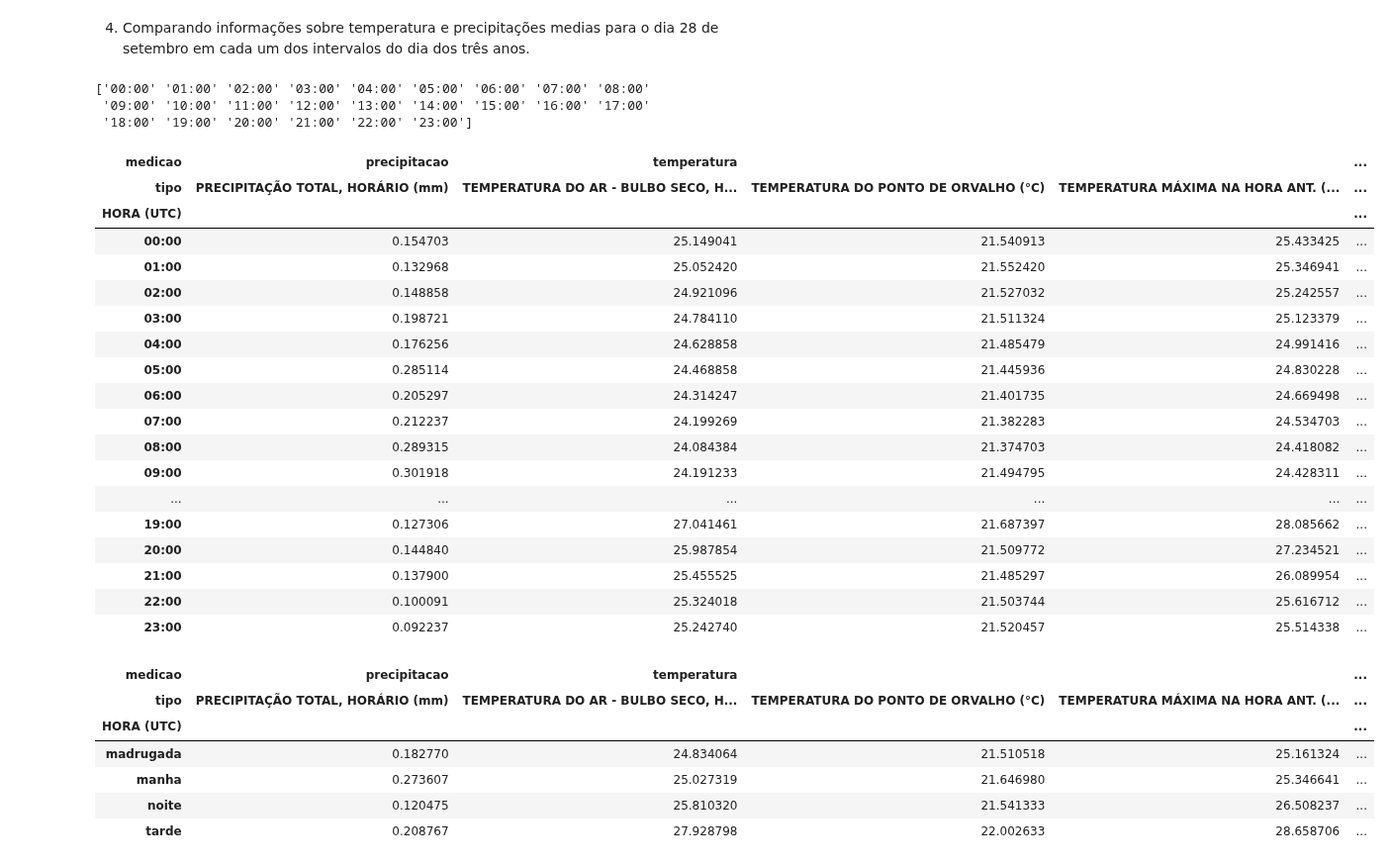
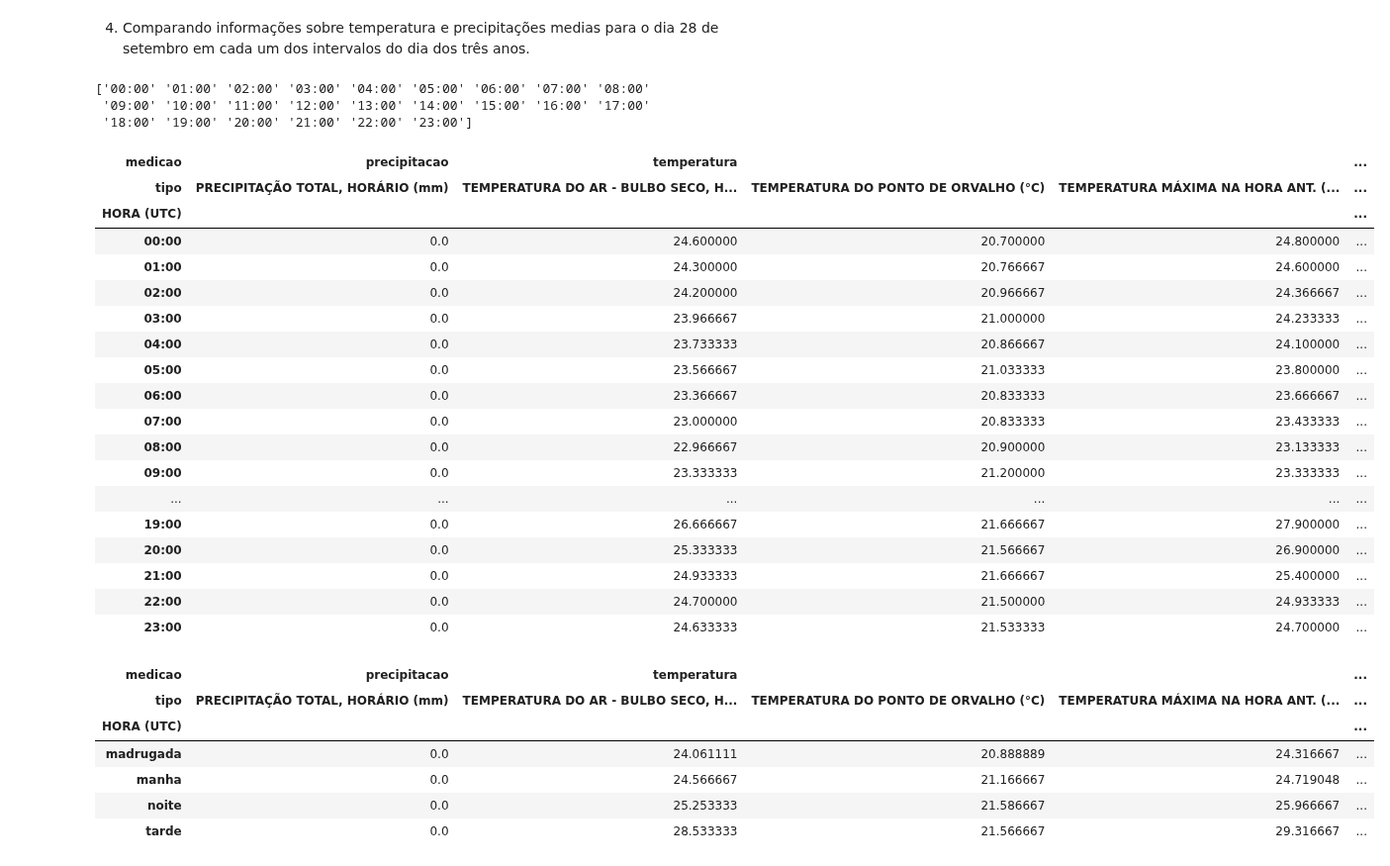
Before and after one commit to everaldina/Trilha_Python, a Jupyter notebook: dev-Everaldina/PI-007.ipynb, the cells around one changed output. Shown at 99% size. Saved outputs shown, nothing was run; the diff lists cells and outputs as text; code cells hidden in the pictures.

Commit message:
fix P007 selecionando 28 de setembro

```diff
--- a/dev-Everaldina/PI-007.ipynb
+++ b/dev-Everaldina/PI-007.ipynb
@@ -419,43 +419,48 @@ precipitao_temp_estacao
 # %%
 # vendo valores de hora
 print(estacao_ssa['HORA (UTC)'].unique())
 
 # criando diciionario para mapear as horas
 horario = {'00:00': 'madrugada', '01:00': 'madrugada', '02:00': 'madrugada', '03:00': 'madrugada', '04:00': 'madrugada', '05:00': 'madrugada',
            '06:00': 'manha', '07:00': 'manha', '08:00': 'manha', '09:00': 'manha', '10:00': 'manha', '11:00': 'manha', '12:00': 'manha',
            '13:00': 'tarde', '14:00': 'tarde', '15:00': 'tarde', '16:00': 'tarde', '17:00': 'tarde', '18:00': 'tarde',
            '19:00': 'noite', '20:00': 'noite', '21:00': 'noite', '22:00': 'noite', '23:00': 'noite'}
 
+
+# pegando dia 28 de setembro de cada ano
+estacao_ssa_28_09 = estacao_ssa.query('mes == 9 and dia == 28')
+
+
 # agrupando por hora
-temp_hora = estacao_ssa.groupby('HORA (UTC)')['temperatura'].mean()
-precipitacao_hora = estacao_ssa.groupby('HORA (UTC)')['precipitacao'].mean()
+temp_hora = estacao_ssa_28_09.groupby('HORA (UTC)')['temperatura'].mean()
+precipitacao_hora = estacao_ssa_28_09.groupby('HORA (UTC)')['precipitacao'].mean()
 
 # concatenando os dataframes
 precipitacao_temp_hora = pd.concat([precipitacao_hora, temp_hora], axis=1)
 precipitacao_temp_hora
 # %% [output]
 ['00:00' '01:00' '02:00' '03:00' '04:00' '05:00' '06:00' '07:00' '08:00'
  '09:00' '10:00' '11:00' '12:00' '13:00' '14:00' '15:00' '16:00' '17:00'
  '18:00' '19:00' '20:00' '21:00' '22:00' '23:00']
 | medicao | precipitacao | temperatura |  |  | ... |
 | tipo | PRECIPITAÇÃO TOTAL, HORÁRIO (mm) | TEMPERATURA DO AR - BULBO SECO, H... | TEMPERATURA DO PONTO DE ORVALHO (°C) | TEMPERATURA MÁXIMA NA HORA ANT. (... | ... |
 | HORA (UTC) |  |  |  |  | ... |
-| 00:00 | 0.154703 | 25.149041 | 21.540913 | 25.433425 | ... |
-| 01:00 | 0.132968 | 25.052420 | 21.552420 | 25.346941 | ... |
-| 02:00 | 0.148858 | 24.921096 | 21.527032 | 25.242557 | ... |
-| 03:00 | 0.198721 | 24.784110 | 21.511324 | 25.123379 | ... |
-| 04:00 | 0.176256 | 24.628858 | 21.485479 | 24.991416 | ... |
-| 05:00 | 0.285114 | 24.468858 | 21.445936 | 24.830228 | ... |
-| 06:00 | 0.205297 | 24.314247 | 21.401735 | 24.669498 | ... |
-| 07:00 | 0.212237 | 24.199269 | 21.382283 | 24.534703 | ... |
-| 08:00 | 0.289315 | 24.084384 | 21.374703 | 24.418082 | ... |
-| 09:00 | 0.301918 | 24.191233 | 21.494795 | 24.428311 | ... |
+| 00:00 | 0.0 | 24.600000 | 20.700000 | 24.800000 | ... |
+| 01:00 | 0.0 | 24.300000 | 20.766667 | 24.600000 | ... |
+| 02:00 | 0.0 | 24.200000 | 20.966667 | 24.366667 | ... |
+| 03:00 | 0.0 | 23.966667 | 21.000000 | 24.233333 | ... |
+| 04:00 | 0.0 | 23.733333 | 20.866667 | 24.100000 | ... |
+| 05:00 | 0.0 | 23.566667 | 21.033333 | 23.800000 | ... |
+| 06:00 | 0.0 | 23.366667 | 20.833333 | 23.666667 | ... |
+| 07:00 | 0.0 | 23.000000 | 20.833333 | 23.433333 | ... |
+| 08:00 | 0.0 | 22.966667 | 20.900000 | 23.133333 | ... |
+| 09:00 | 0.0 | 23.333333 | 21.200000 | 23.333333 | ... |
 | ... | ... | ... | ... | ... | ... |
-| 19:00 | 0.127306 | 27.041461 | 21.687397 | 28.085662 | ... |
-| 20:00 | 0.144840 | 25.987854 | 21.509772 | 27.234521 | ... |
-| 21:00 | 0.137900 | 25.455525 | 21.485297 | 26.089954 | ... |
-| 22:00 | 0.100091 | 25.324018 | 21.503744 | 25.616712 | ... |
-| 23:00 | 0.092237 | 25.242740 | 21.520457 | 25.514338 | ... |
+| 19:00 | 0.0 | 26.666667 | 21.666667 | 27.900000 | ... |
+| 20:00 | 0.0 | 25.333333 | 21.566667 | 26.900000 | ... |
+| 21:00 | 0.0 | 24.933333 | 21.666667 | 25.400000 | ... |
+| 22:00 | 0.0 | 24.700000 | 21.500000 | 24.933333 | ... |
+| 23:00 | 0.0 | 24.633333 | 21.533333 | 24.700000 | ... |
 # %%
 # agrupando por horario
 precipitacao_temp_hora.groupby(horario).mean()
@@ -463,7 +468,7 @@ precipitacao_temp_hora.groupby(horario).mean()
 | medicao | precipitacao | temperatura |  |  | ... |
 | tipo | PRECIPITAÇÃO TOTAL, HORÁRIO (mm) | TEMPERATURA DO AR - BULBO SECO, H... | TEMPERATURA DO PONTO DE ORVALHO (°C) | TEMPERATURA MÁXIMA NA HORA ANT. (... | ... |
 | HORA (UTC) |  |  |  |  | ... |
-| madrugada | 0.182770 | 24.834064 | 21.510518 | 25.161324 | ... |
-| manha | 0.273607 | 25.027319 | 21.646980 | 25.346641 | ... |
-| noite | 0.120475 | 25.810320 | 21.541333 | 26.508237 | ... |
-| tarde | 0.208767 | 27.928798 | 22.002633 | 28.658706 | ... |
+| madrugada | 0.0 | 24.061111 | 20.888889 | 24.316667 | ... |
+| manha | 0.0 | 24.566667 | 21.166667 | 24.719048 | ... |
+| noite | 0.0 | 25.253333 | 21.586667 | 25.966667 | ... |
+| tarde | 0.0 | 28.533333 | 21.566667 | 29.316667 | ... |
```
